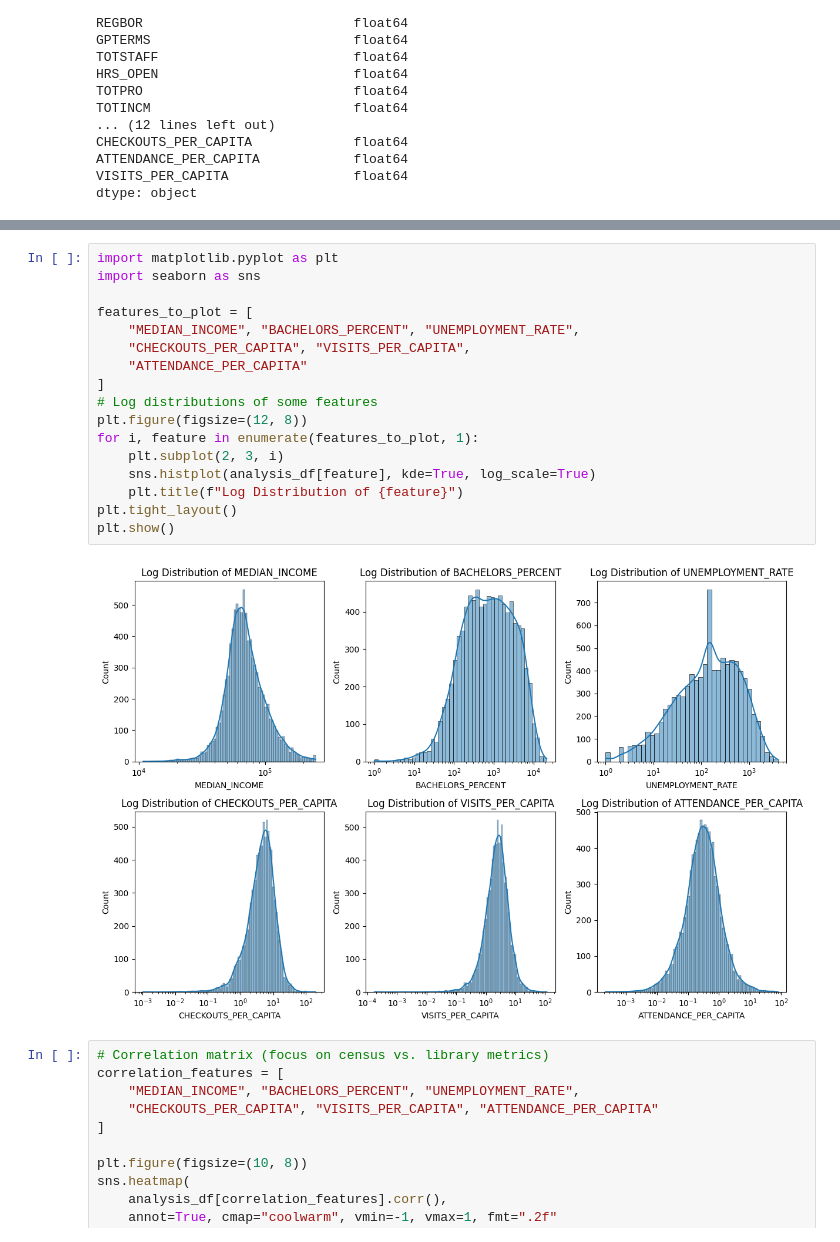
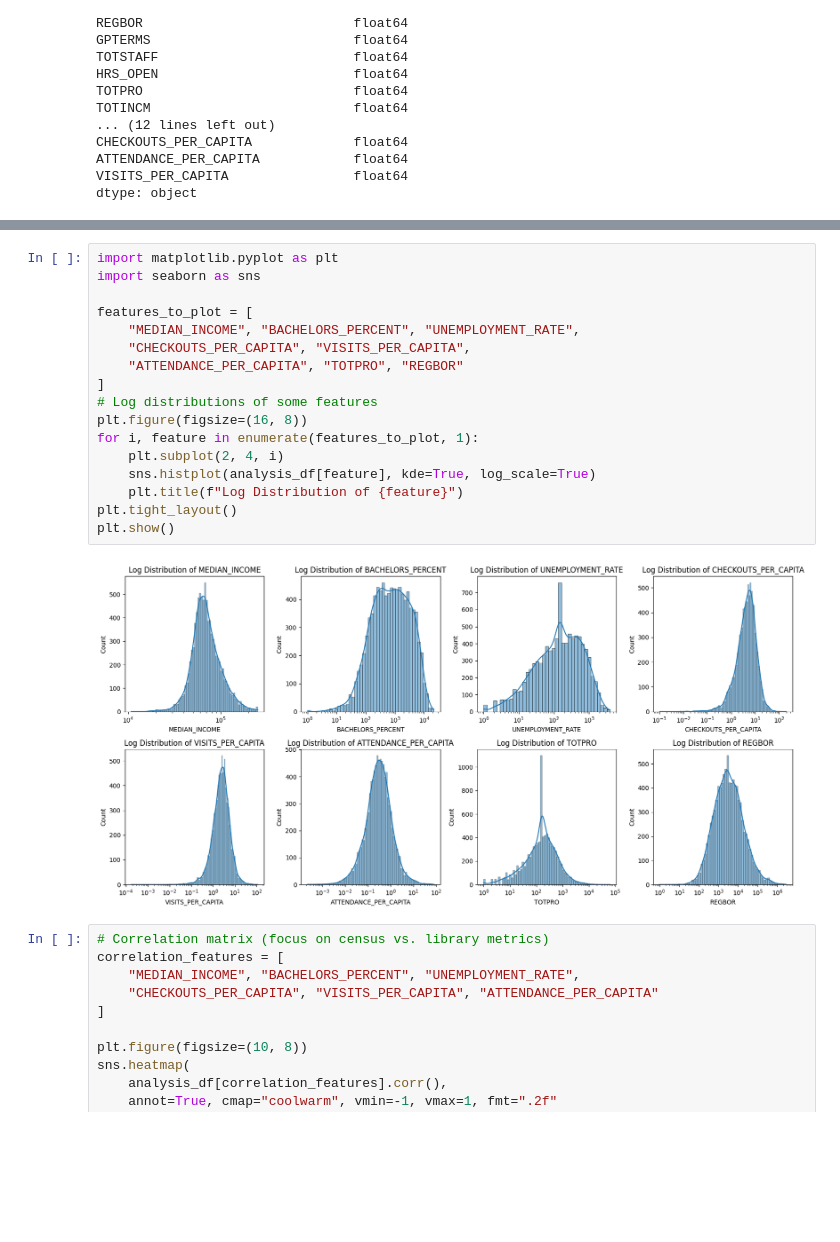
Before and after one commit to Bdem1rel/Library_Usage_Analysis, a Jupyter notebook: Notebooks/EDAandML.ipynb, the cells around one changed output, grey strips where cells are left out. Saved outputs shown, nothing was run; the diff lists cells and outputs as text; blank space fills up the shorter version.

Commit message:
Expand a plot

```diff
--- a/Notebooks/EDAandML.ipynb
+++ b/Notebooks/EDAandML.ipynb
@@ -179,22 +179,22 @@ display(analysis_df.describe().T)
 # %%
 import matplotlib.pyplot as plt
 import seaborn as sns
 
 features_to_plot = [
     "MEDIAN_INCOME", "BACHELORS_PERCENT", "UNEMPLOYMENT_RATE",
     "CHECKOUTS_PER_CAPITA", "VISITS_PER_CAPITA",
-    "ATTENDANCE_PER_CAPITA"
+    "ATTENDANCE_PER_CAPITA", "TOTPRO", "REGBOR"
 ]
 # Log distributions of some features
-plt.figure(figsize=(12, 8))
+plt.figure(figsize=(16, 8))
 for i, feature in enumerate(features_to_plot, 1):
-    plt.subplot(2, 3, i)
+    plt.subplot(2, 4, i)
     sns.histplot(analysis_df[feature], kde=True, log_scale=True)
     plt.title(f"Log Distribution of {feature}")
 plt.tight_layout()
 plt.show()
 # %% [output]
-[figure, old version]
+[figure, new version]
 # %%
 # Correlation matrix (focus on census vs. library metrics)
 correlation_features = [
```
